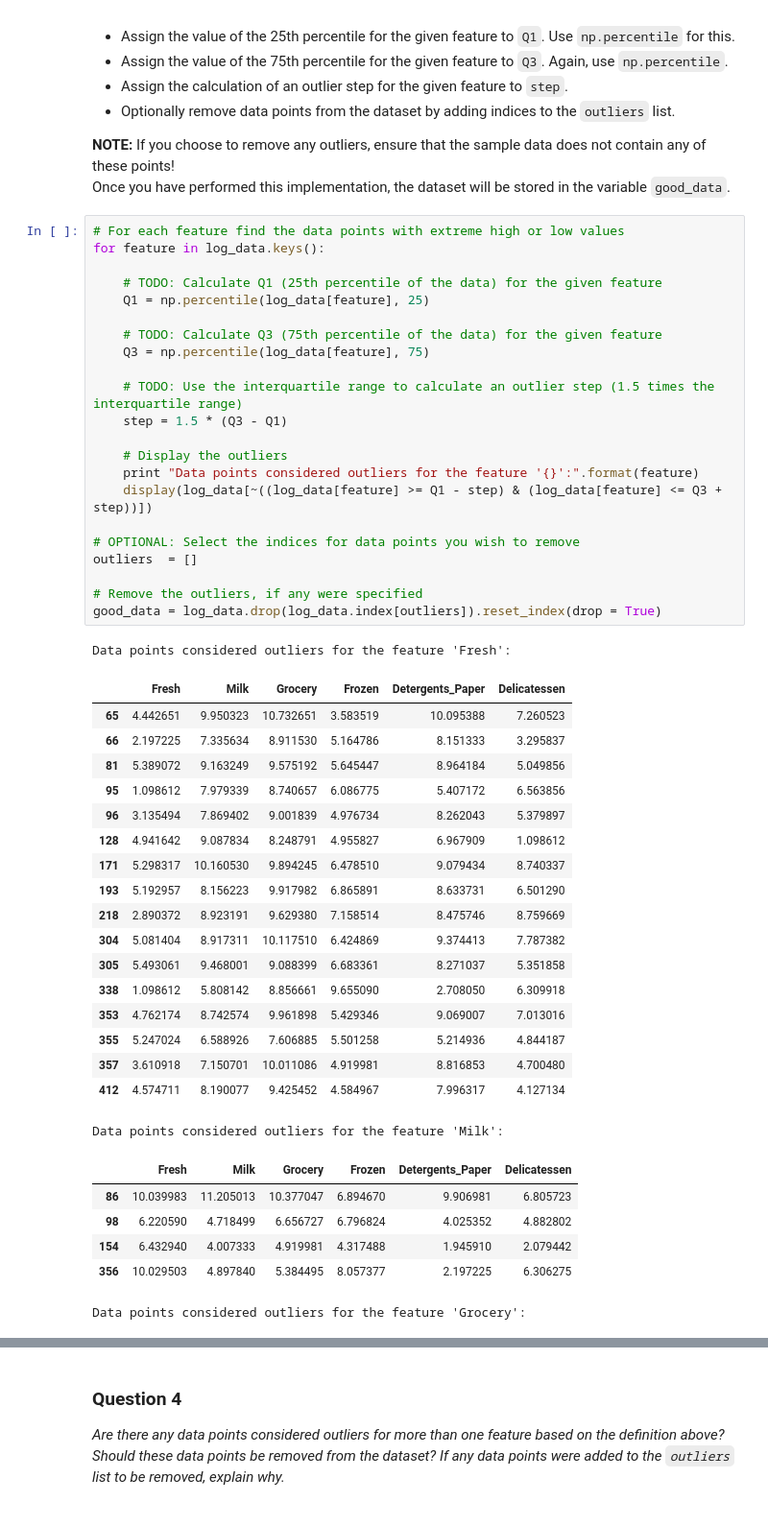
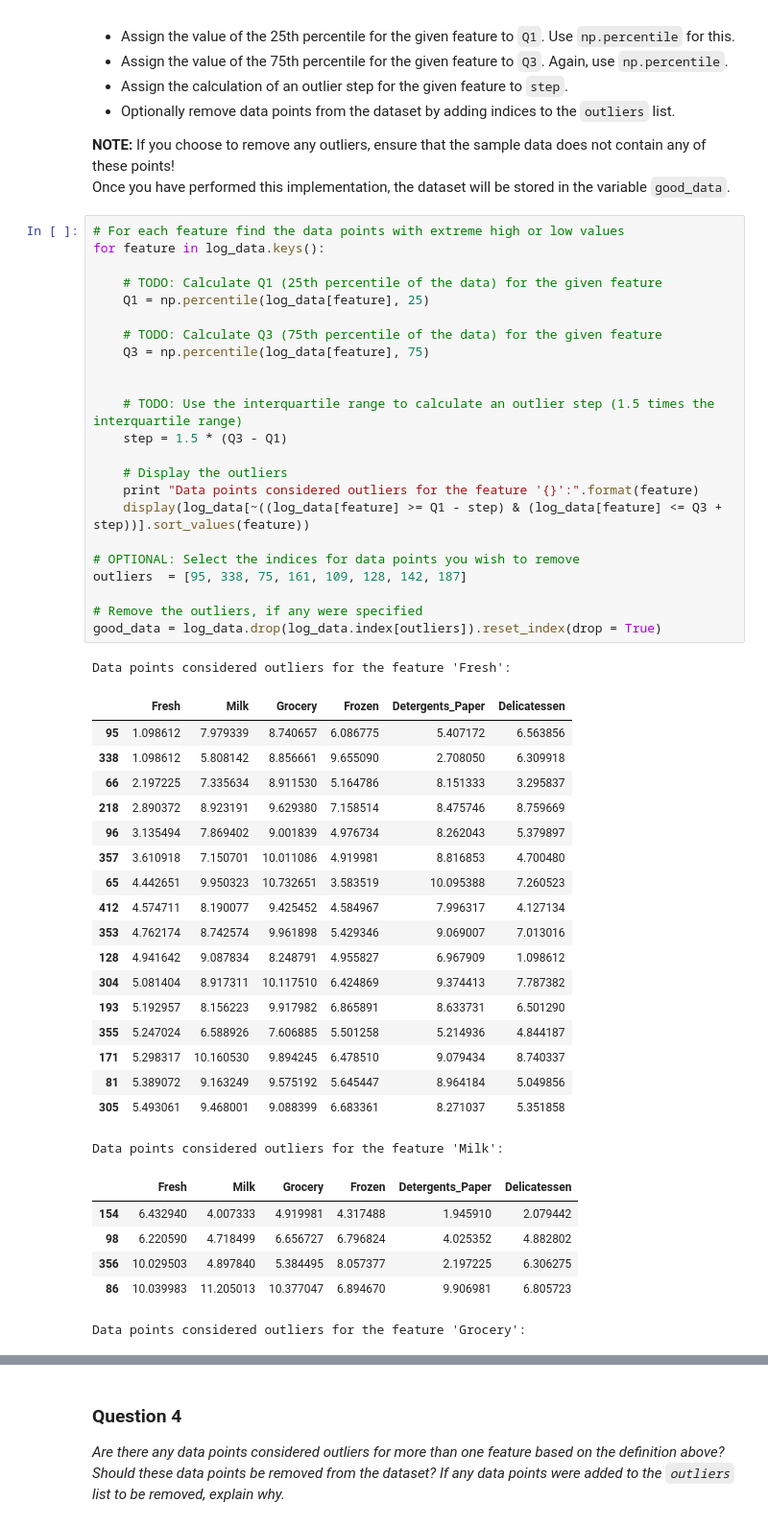
Before and after one commit to xiaowei1234/machine-learning, a Jupyter notebook: projects/customer_segments/customer_segments.ipynb, the cells around one changed output, grey strips where cells are left out. Shown at 96% size. Cells and saved outputs as stored; diff of their text form.

```diff
--- a/projects/customer_segments/customer_segments.ipynb
+++ b/projects/customer_segments/customer_segments.ipynb
@@ -185,50 +185,51 @@ Once you have performed this implementation, the dataset will be stored in the v
 # %%
 # For each feature find the data points with extreme high or low values
 for feature in log_data.keys():
 
     # TODO: Calculate Q1 (25th percentile of the data) for the given feature
     Q1 = np.percentile(log_data[feature], 25)
 
     # TODO: Calculate Q3 (75th percentile of the data) for the given feature
     Q3 = np.percentile(log_data[feature], 75)
 
+
     # TODO: Use the interquartile range to calculate an outlier step (1.5 times the interquartile range)
     step = 1.5 * (Q3 - Q1)
 
     # Display the outliers
     print "Data points considered outliers for the feature '{}':".format(feature)
-    display(log_data[~((log_data[feature] >= Q1 - step) & (log_data[feature] <= Q3 + step))])
+    display(log_data[~((log_data[feature] >= Q1 - step) & (log_data[feature] <= Q3 + step))].sort_values(feature))
 
 # OPTIONAL: Select the indices for data points you wish to remove
-outliers  = []
+outliers  = [95, 338, 75, 161, 109, 128, 142, 187]
 
 # Remove the outliers, if any were specified
 good_data = log_data.drop(log_data.index[outliers]).reset_index(drop = True)
 # %% [output]
 Data points considered outliers for the feature 'Fresh':
 |  | Fresh | Milk | Grocery | Frozen | Detergents_Paper | Delicatessen |
+| 95 | 1.098612 | 7.979339 | 8.740657 | 6.086775 | 5.407172 | 6.563856 |
+| 338 | 1.098612 | 5.808142 | 8.856661 | 9.655090 | 2.708050 | 6.309918 |
+| 66 | 2.197225 | 7.335634 | 8.911530 | 5.164786 | 8.151333 | 3.295837 |
+| 218 | 2.890372 | 8.923191 | 9.629380 | 7.158514 | 8.475746 | 8.759669 |
+| 96 | 3.135494 | 7.869402 | 9.001839 | 4.976734 | 8.262043 | 5.379897 |
+| 357 | 3.610918 | 7.150701 | 10.011086 | 4.919981 | 8.816853 | 4.700480 |
 | 65 | 4.442651 | 9.950323 | 10.732651 | 3.583519 | 10.095388 | 7.260523 |
-| 66 | 2.197225 | 7.335634 | 8.911530 | 5.164786 | 8.151333 | 3.295837 |
+| 412 | 4.574711 | 8.190077 | 9.425452 | 4.584967 | 7.996317 | 4.127134 |
+| 353 | 4.762174 | 8.742574 | 9.961898 | 5.429346 | 9.069007 | 7.013016 |
+| 128 | 4.941642 | 9.087834 | 8.248791 | 4.955827 | 6.967909 | 1.098612 |
+| 304 | 5.081404 | 8.917311 | 10.117510 | 6.424869 | 9.374413 | 7.787382 |
+| 193 | 5.192957 | 8.156223 | 9.917982 | 6.865891 | 8.633731 | 6.501290 |
+| 355 | 5.247024 | 6.588926 | 7.606885 | 5.501258 | 5.214936 | 4.844187 |
+| 171 | 5.298317 | 10.160530 | 9.894245 | 6.478510 | 9.079434 | 8.740337 |
 | 81 | 5.389072 | 9.163249 | 9.575192 | 5.645447 | 8.964184 | 5.049856 |
-| 95 | 1.098612 | 7.979339 | 8.740657 | 6.086775 | 5.407172 | 6.563856 |
-| 96 | 3.135494 | 7.869402 | 9.001839 | 4.976734 | 8.262043 | 5.379897 |
-| 128 | 4.941642 | 9.087834 | 8.248791 | 4.955827 | 6.967909 | 1.098612 |
-| 171 | 5.298317 | 10.160530 | 9.894245 | 6.478510 | 9.079434 | 8.740337 |
-| 193 | 5.192957 | 8.156223 | 9.917982 | 6.865891 | 8.633731 | 6.501290 |
-| 218 | 2.890372 | 8.923191 | 9.629380 | 7.158514 | 8.475746 | 8.759669 |
-| 304 | 5.081404 | 8.917311 | 10.117510 | 6.424869 | 9.374413 | 7.787382 |
 | 305 | 5.493061 | 9.468001 | 9.088399 | 6.683361 | 8.271037 | 5.351858 |
-| 338 | 1.098612 | 5.808142 | 8.856661 | 9.655090 | 2.708050 | 6.309918 |
-| 353 | 4.762174 | 8.742574 | 9.961898 | 5.429346 | 9.069007 | 7.013016 |
-| 355 | 5.247024 | 6.588926 | 7.606885 | 5.501258 | 5.214936 | 4.844187 |
-| 357 | 3.610918 | 7.150701 | 10.011086 | 4.919981 | 8.816853 | 4.700480 |
-| 412 | 4.574711 | 8.190077 | 9.425452 | 4.584967 | 7.996317 | 4.127134 |
 Data points considered outliers for the feature 'Milk':
 |  | Fresh | Milk | Grocery | Frozen | Detergents_Paper | Delicatessen |
+| 154 | 6.432940 | 4.007333 | 4.919981 | 4.317488 | 1.945910 | 2.079442 |
+| 98 | 6.220590 | 4.718499 | 6.656727 | 6.796824 | 4.025352 | 4.882802 |
+| 356 | 10.029503 | 4.897840 | 5.384495 | 8.057377 | 2.197225 | 6.306275 |
 | 86 | 10.039983 | 11.205013 | 10.377047 | 6.894670 | 9.906981 | 6.805723 |
-| 98 | 6.220590 | 4.718499 | 6.656727 | 6.796824 | 4.025352 | 4.882802 |
-| 154 | 6.432940 | 4.007333 | 4.919981 | 4.317488 | 1.945910 | 2.079442 |
-| 356 | 10.029503 | 4.897840 | 5.384495 | 8.057377 | 2.197225 | 6.306275 |
 Data points considered outliers for the feature 'Grocery':
 |  | Fresh | Milk | Grocery | Frozen | Detergents_Paper | Delicatessen |
 | 75 | 9.923192 | 7.036148 | 1.098612 | 8.390949 | 1.098612 | 6.882437 |
```
Also changed, not shown: parts of 14 cells of this notebook, 1 other file.
